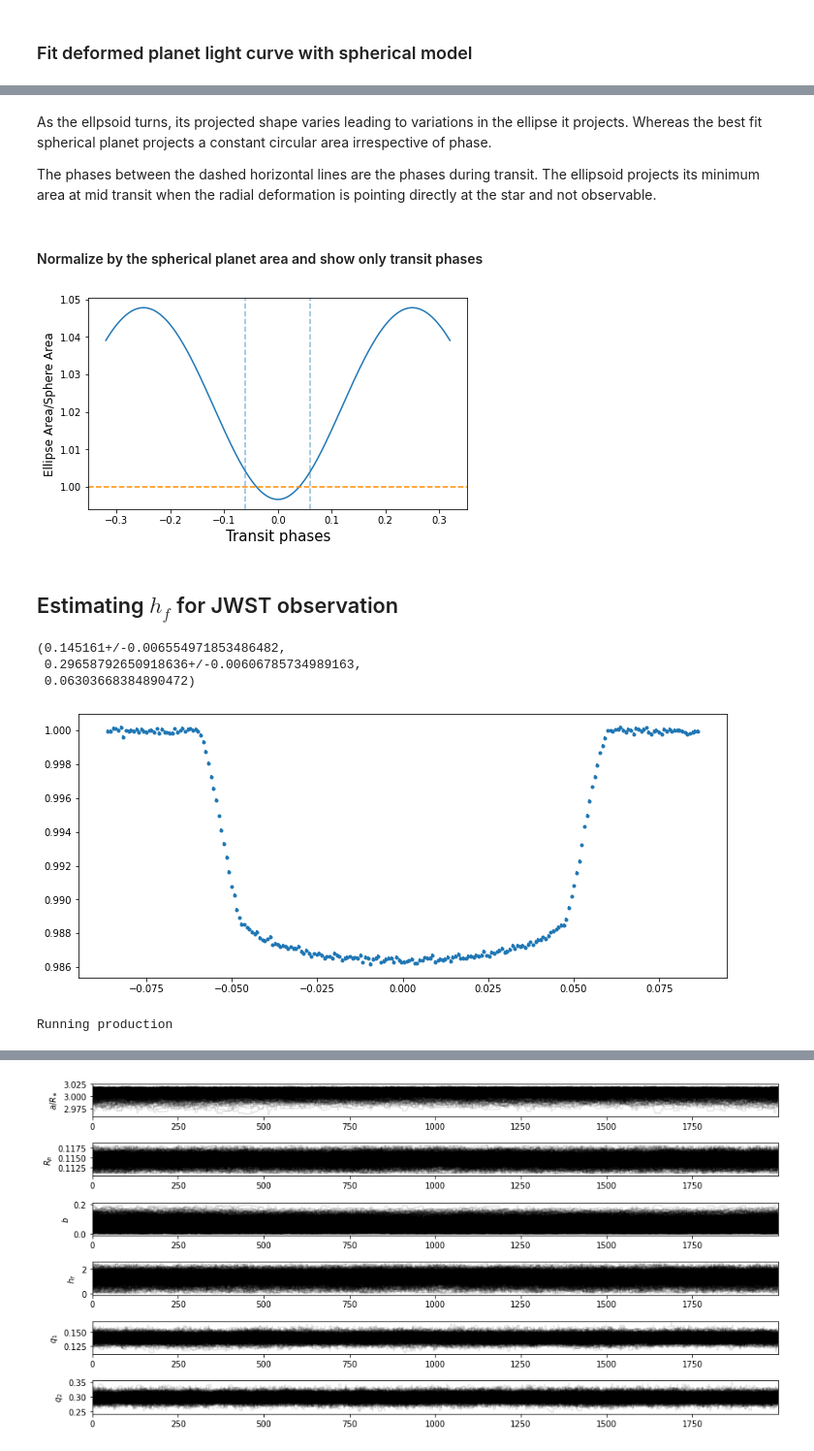
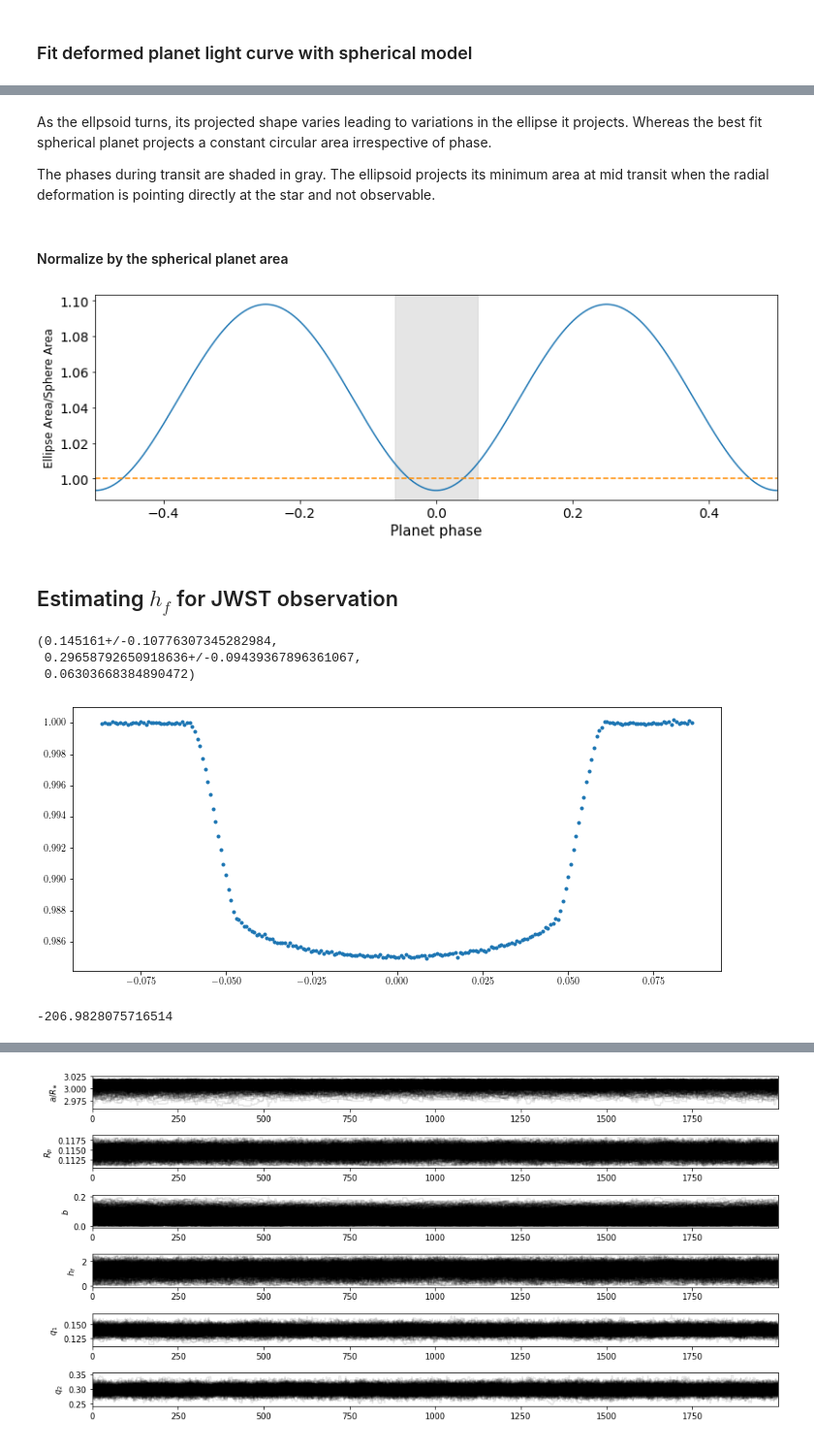
Before and after one commit to tundeakins/ellc, a Jupyter notebook: ellc_love_example.ipynb, the cells around one changed output, grey strips where cells are left out. Shown at 97% size. Drawn from its saved outputs; the diff is of its cells as text; code cells hidden in the pictures.

```diff
--- a/ellc_love_example.ipynb
+++ b/ellc_love_example.ipynb
@@ -142,11 +167,11 @@ def model(params,t,pl_shape="sphere",data=None, transform = False ):
 # %%
 #simulate deformed wasp_103
 phase=np.linspace(-0.0863, 0.0863, 230)
-b=impact_parameter(inc,aR)
-params = [aR, Rv, b, u1, u2]
+params = [aR, Rv, b]
 
-flux_def = model(params,phases,"love", transform=False)     #simulate deformed
-flux_spr = model(params,phases,"sphere", transform=False)   #use same parameters to simulate spherical
+flux_def = model(params, phases, "love")     #simulate deformed
+flux_spr = model(params, phases, "sphere")   #use same parameters to simulate spherical
+
 plt.plot(phases,1e6*(flux_def-flux_spr))
 plt.ylabel("ellipsoidal - spherical [ppm]")
 plt.xlabel("Phase");
@@ -176,11 +184,10 @@ As noted previously the ellipsoidal planet has a shallower transit than spherica
 # %%
 #fit spherical planet transit to the deformed planet flux(flux_def)
 from scipy.optimize import minimize, least_squares, differential_evolution
-#bounds = [(0,1) for _ in range(5)]
 
 #result = minimize(model, [aR,Rp,b], args=(phases, "sphere", flux_def), method="trust-constr")
 result = differential_evolution( model, args=(phases, "sphere", flux_def),
                                 bounds=((2.5,3.5),(0.08,0.15),(0.,0.5)),
-                                maxiter=500,popsize=5,polish=True)
+                                popsize=5,polish=True, seed=15)
 print(result.x)
 # %% [output]
@@ -188,10 +195,6 @@ print(result.x)
 # %%
 #transit width of ellipsoidal planet and spherical planet fit
 aR_sphr, Rp_sphr, b_sphr= result.x                          #, u1_sphr, u2_sphr
-inc_sphr =pt.convert_param.inclination(b_sphr, aR_sphr)
 
-W_sphr14 = pt.calculate_param.transit_duration(P,Rp_sphr,aR_sphr,inc=inc_sphr)/(P*24)
-W_sphr23 = pt.calculate_param.transit_duration(P,Rp_sphr,aR_sphr,inc=inc_sphr, total=False)/(P*24)
-
-W_ellps14 = pt.calculate_param.transit_duration(P,Rv,aR,inc=inc)/(P*24)
-W_ellps23 = pt.calculate_param.transit_duration(P,Rv,aR,inc=inc, total=False)/(P*24)
+#calculate transit width
+W_ellps14 = pt.calculate_param.transit_duration(P,Rv,aR,b=b)/(P*24)
@@ -217,6 +223,6 @@ of the ellipsoid during transit compared to the constant spherical planet area.
 # %%
 area_sphere = np.pi * Rp_sphr**2
-plot_phases = np.linspace(-0.32,0.32,10000)
+plot_phases = np.linspace(-0.5,0.5,10000)
 ellps_area, abc = ellc.projected_ellipse_area(plot_phases, Rv, aR, 1.5, qmass, inc)
 # %%
 
@@ -258,23 +252,23 @@ Estimating the projected area derived from spherical transit has an accuracy of
 # %% [markdown]
 As the ellpsoid turns, its projected shape varies leading to variations in the ellipse it projects. Whereas the best fit spherical planet projects a constant circular area irrespective of phase.
 
-The phases between the dashed horizontal lines are the phases during transit. The ellipsoid projects its minimum area at mid transit when the radial deformation is pointing directly at the star and not observable.
+The phases during transit are shaded in gray. The ellipsoid projects its minimum area at mid transit when the radial deformation is pointing directly at the star and not observable.
 # %% [markdown]
-#### Normalize by the spherical planet area and show only transit phases
+#### Normalize by the spherical planet area
 # %%
-plt.figure(figsize=(7,4))
+plt.figure(figsize=(13,4))
 
-plt.plot(plot_phases,(np.sqrt(ellps_area/area_sphere)),label="Ellipse area")
+plt.plot(plot_phases,(ellps_area/area_sphere),label="Ellipse area")
 plt.ylabel("Ellipse Area/Sphere Area", fontsize=12)
 
 plt.axhline(1, c = "darkorange", ls="dashed")
-plt.axvline(-W_ellps14/2, ls="dashed", alpha=0.5)
-plt.axvline(W_ellps14/2, ls="dashed", alpha=0.5)
-#plt.xlim([-W/2,W/2])
+plt.axvspan(-W_ellps14/2, W_ellps14/2, color="gray", alpha=0.2)
+
+plt.xlim([-0.5,0.5])
 #plt.ylim([0.99,1.02])
-plt.xlabel("Transit phases", fontsize=15);
+plt.xlabel("Planet phase", fontsize=15);
 # %% [output]
-[figure, old version]
+[figure, new version]
 # %% [markdown]
 ## Estimating $h_f$ for JWST observation
 # %%
@@ -300,12 +294,12 @@ def model(params,t):
 phase=np.linspace(-0.0863, 0.0863, 230)  #1min cadence
 # %%
 from uncertainties import ufloat
-u1, u2 =  ufloat(0.226, 0.005), ufloat(0.155,0.007)      #quad ld for jwst from exoctk
+u1, u2 =  ufloat(0.226, 0.1), ufloat(0.155,0.1)      #quad ld for jwst from exoctk
 q1, q2 = convert_LD_coeffs(u1,u2, "u2q")
 b = impact_parameter(inc, aR)
 q1,q2, b
 # %% [output]
-(0.145161+/-0.006554971853486482,
- 0.29658792650918636+/-0.00606785734989163,
+(0.145161+/-0.10776307345282984,
+ 0.29658792650918636+/-0.09439367896361067,
  0.06303668384890472)
 # %%
@@ -317,7 +311,7 @@ y += yerr
 # %%
 %matplotlib inline
 plt.figure(figsize=(12,5))
-plt.errorbar(phase, y, yerr=np.ones_like(y)*100e-6, fmt="." );
+plt.errorbar(phase, y, yerr=np.ones_like(y)*60e-6, fmt="." );
 # %% [output]
-[figure, old version]
+[figure, new version]
 # %%
@@ -378,11 +372,13 @@ for i in range(nwalkers):
 pos=np.array(pos)
 #start with hf close to zero
 pos[:,3]=uniform(0,1.4).rvs(nwalkers)
+# %%
+lnlike(initial, phase, y, np.ones_like(y)*44e-6 )
+# %% [output]
+-206.9828075716514
 # %%
-import emcee
-sampler = emcee.EnsembleSampler(nwalkers, len(initial), lnprob, args=(phase, y, np.ones_like(y)*100e-6),
-                                pool=Pool(4))# moves=emcee.moves.DEMove())
-print("Running production")
-sampler.run_mcmc(pos, 5000, progress=True);
+# import emcee
+# sampler = emcee.EnsembleSampler(nwalkers, len(initial), lnprob, args=(phase, y, np.ones_like(y)*100e-6),
+#                                 pool=Pool(4))# moves=emcee.moves.DEMove())
+# print("Running production")
+# sampler.run_mcmc(pos, 5000, progress=True);
-# %% [output]
-Running production
```
Also changed, not shown: parts of 36 cells of this notebook, 4 other files.
